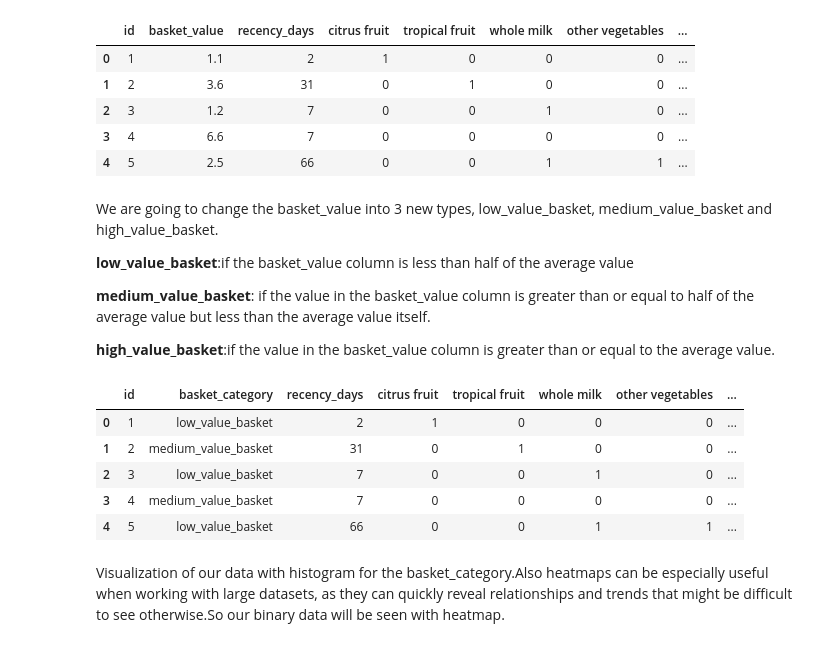
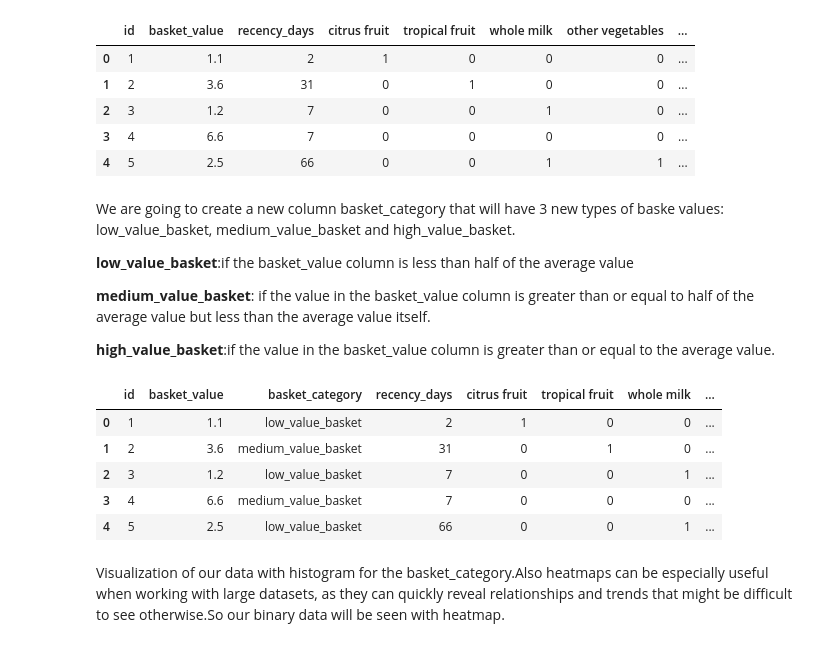
Before and after one commit to tfysekis/Data-Mining, a Jupyter notebook: Mining_Knowledge.ipynb, the cells around one changed output. Drawn from its saved outputs; the diff is of its cells as text; code cells hidden in the pictures.

```diff
--- a/Mining_Knowledge.ipynb
+++ b/Mining_Knowledge.ipynb
@@ -104,7 +104,7 @@ data.head()
 | 3 | 4 | 6.6 | 7 | 0 | 0 | 0 | 0 | ... |
 | 4 | 5 | 2.5 | 66 | 0 | 0 | 1 | 1 | ... |
 # %% [markdown]
-We are going to change the basket_value into 3 new types, low_value_basket, medium_value_basket and high_value_basket.
+We are going to create a new column basket_category that will have 3 new types of baske values: low_value_basket, medium_value_basket and high_value_basket.
 
 **low_value_basket**:if the basket_value column is less than half of the average value
 
@@ -115,30 +115,27 @@ We are going to change the basket_value into 3 new types, low_value_basket, medi
 # %%
 # Calculate average basket value
 avg_basket_value = data['basket_value'].mean()
 
 # Create new column for basket category
 data.insert(2, 'basket_category', '')
 
 # Loop through rows and assign basket category based on basket value
 for i, row in data.iterrows():
     if row['basket_value'] < avg_basket_value/2:
         data.at[i, 'basket_category'] = 'low_value_basket'
     elif row['basket_value'] >= avg_basket_value/2 and row['basket_value'] < avg_basket_value*2:
         data.at[i, 'basket_category'] = 'medium_value_basket'
     else:
         data.at[i, 'basket_category'] = 'high_value_basket'
 
-# Drop original basket value column
-data.drop(columns=['basket_value'], inplace=True)
-
 data.head()
 # %% [output]
-|  | id | basket_category | recency_days | citrus fruit | tropical fruit | whole milk | other vegetables | ... |
-| 0 | 1 | low_value_basket | 2 | 1 | 0 | 0 | 0 | ... |
-| 1 | 2 | medium_value_basket | 31 | 0 | 1 | 0 | 0 | ... |
-| 2 | 3 | low_value_basket | 7 | 0 | 0 | 1 | 0 | ... |
-| 3 | 4 | medium_value_basket | 7 | 0 | 0 | 0 | 0 | ... |
-| 4 | 5 | low_value_basket | 66 | 0 | 0 | 1 | 1 | ... |
+|  | id | basket_value | basket_category | recency_days | citrus fruit | tropical fruit | whole milk | ... |
+| 0 | 1 | 1.1 | low_value_basket | 2 | 1 | 0 | 0 | ... |
+| 1 | 2 | 3.6 | medium_value_basket | 31 | 0 | 1 | 0 | ... |
+| 2 | 3 | 1.2 | low_value_basket | 7 | 0 | 0 | 1 | ... |
+| 3 | 4 | 6.6 | medium_value_basket | 7 | 0 | 0 | 0 | ... |
+| 4 | 5 | 2.5 | low_value_basket | 66 | 0 | 0 | 1 | ... |
 # %% [markdown]
 Visualization of our data with histogram for the basket_category.Also heatmaps can be especially useful when working with large datasets, as they can quickly reveal relationships and trends that might be difficult to see otherwise.So our binary data will be seen with heatmap.
 # %%
```
Also changed, not shown: parts of 57 cells of this notebook.
